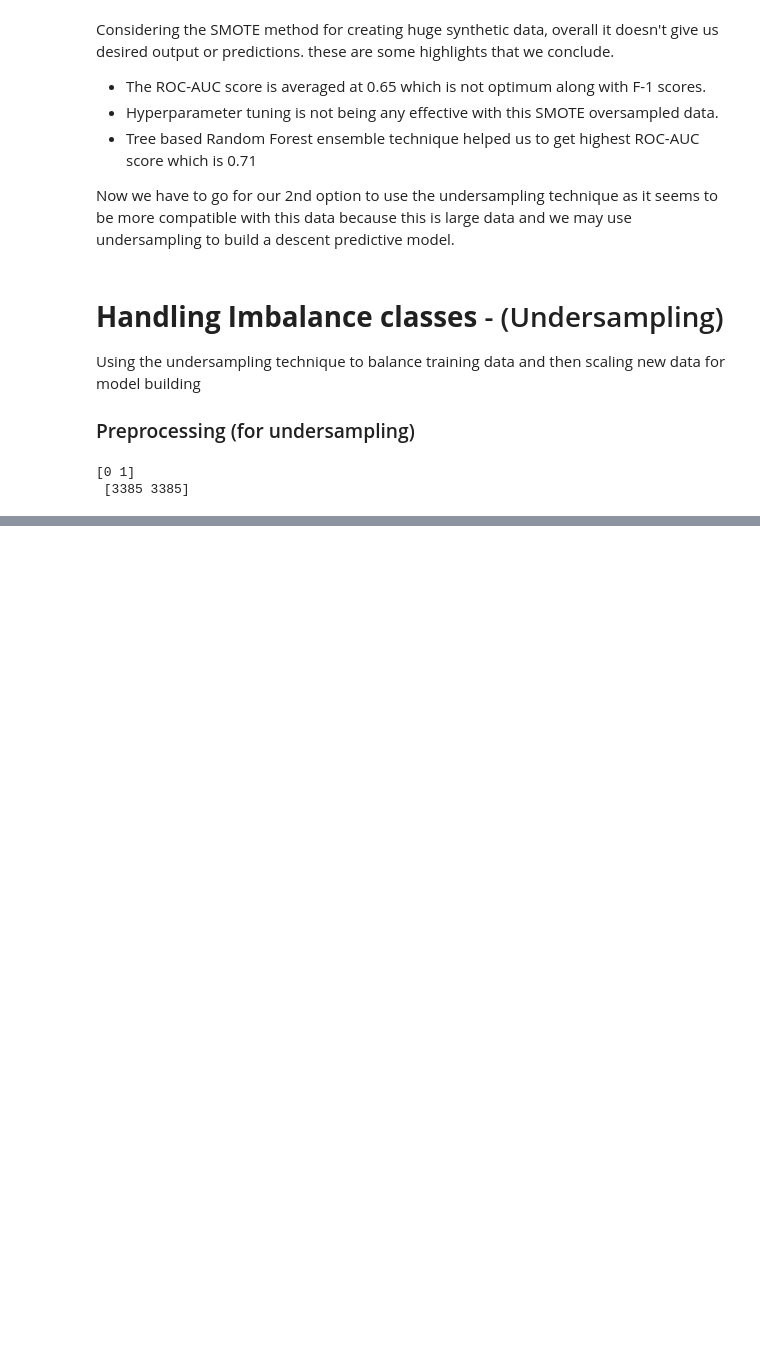
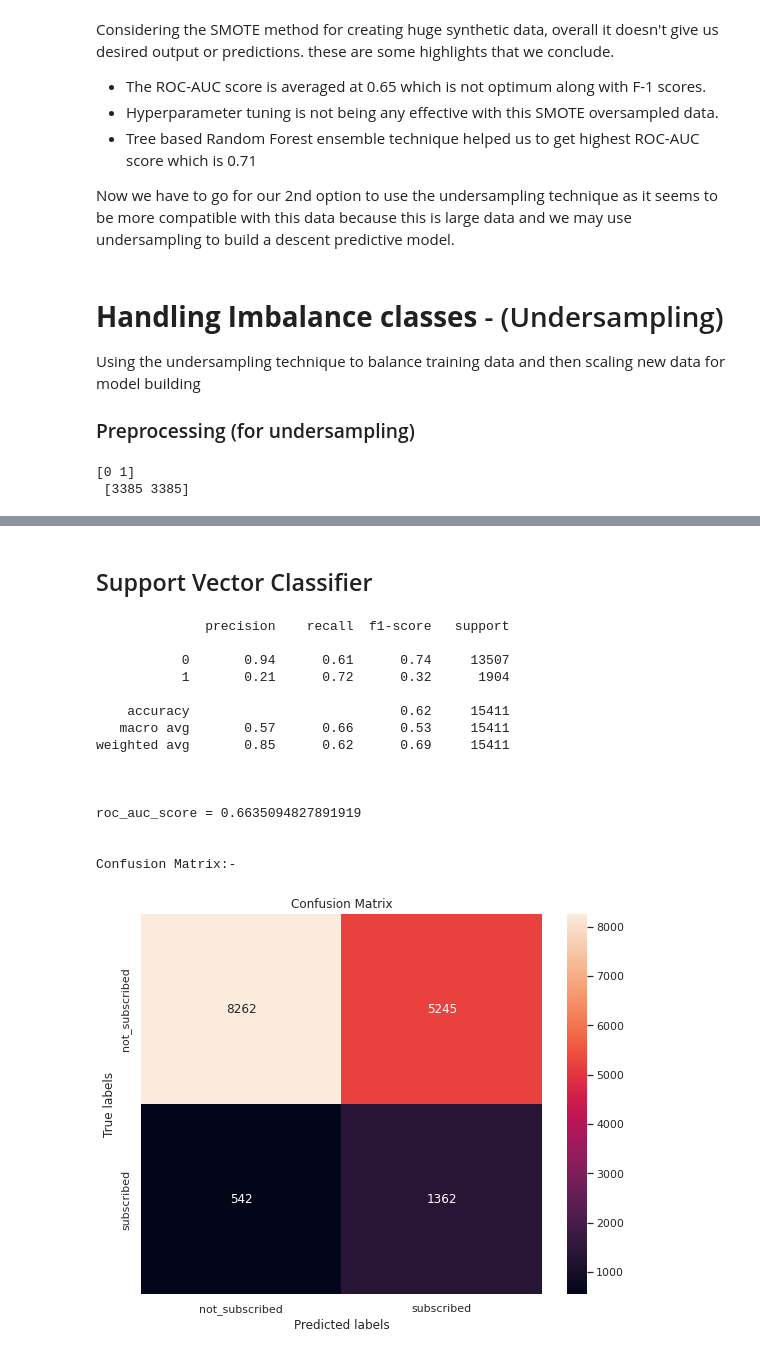
Before and after one commit to GuptaRitik/Marketing-Effectiveness-Prediction, a Jupyter notebook: Bank_Marketing_Effectiveness_Prediction_Capstone_Project.ipynb, the cells around one changed output, grey strips where cells are left out. Drawn from its saved outputs; the diff is of its cells as text; code cells hidden in the pictures; blank space fills up the shorter version.

```diff
--- a/Bank_Marketing_Effectiveness_Prediction_Capstone_Project.ipynb
+++ b/Bank_Marketing_Effectiveness_Prediction_Capstone_Project.ipynb
@@ -1125,0 +1243,42 @@ print(unique, '\n', frequency)
+# %% [markdown]
+## Support Vector Classifier
+# %%
+from sklearn.svm import SVC
+from sklearn.experimental import enable_halving_search_cv
+from sklearn.model_selection import HalvingGridSearchCV
+
+seed = np.random.seed(1)
+
+
+param_grid = {'C': [0.1,1, 10, 100],
+              'gamma': [1,0.1,0.01,0.001],
+              'kernel': ['rbf', 'poly', 'sigmoid']}
+
+
+svc_grid = HalvingGridSearchCV(SVC(),param_grid,
+                               refit=True,
+                               min_resources='exhaust')
+# fitting the model for grid search
+svc_grid.fit(x_train,y_train)
+sv_test = svc_grid.predict(x_test) #predicting test set
+
+svm_scores = all_scores(y_test, sv_test) # storing scores
+
+get_report(y_test, sv_test)
+# %% [output]
+              precision    recall  f1-score   support
+
+           0       0.94      0.61      0.74     13507
+           1       0.21      0.72      0.32      1904
+
+    accuracy                           0.62     15411
+   macro avg       0.57      0.66      0.53     15411
+weighted avg       0.85      0.62      0.69     15411
+
+
+
+roc_auc_score = 0.6635094827891919
+
+
+Confusion Matrix:-
+[figure, added]
```
Also changed, not shown: parts of 8 cells of this notebook.
